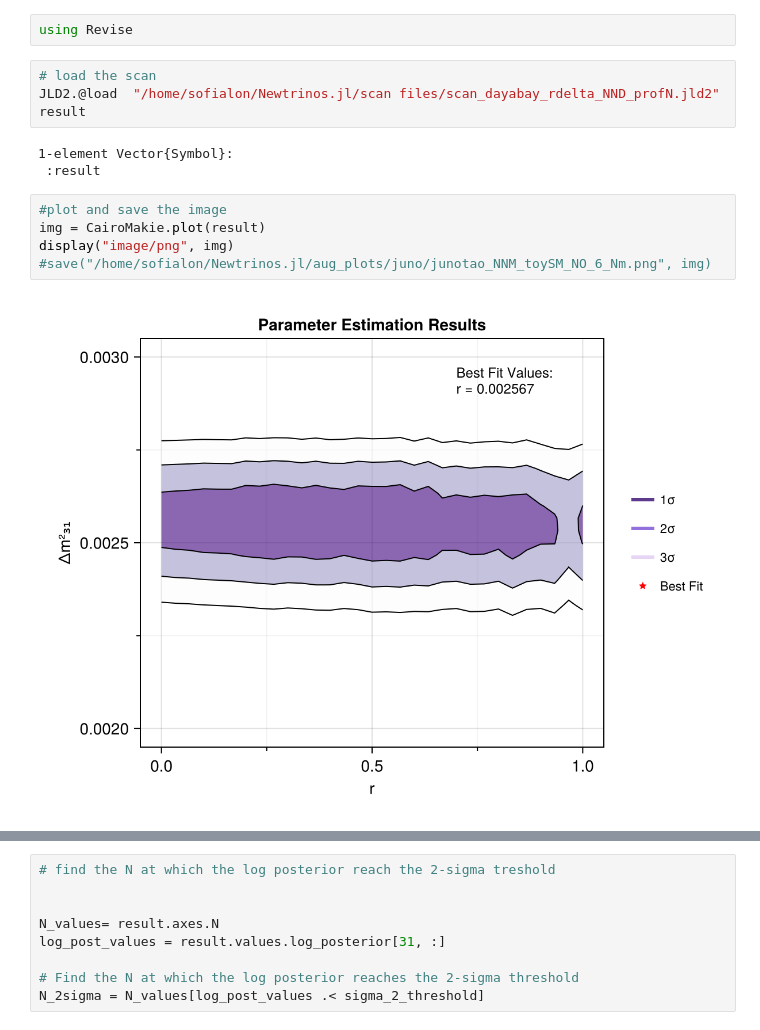
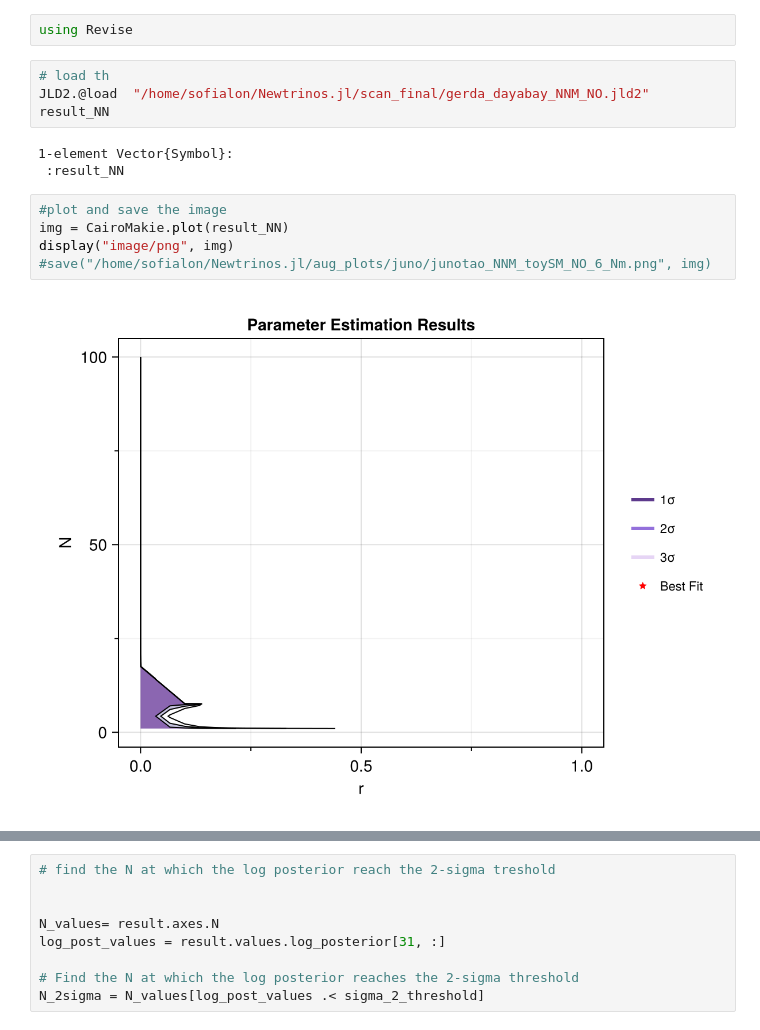
Before and after one commit to philippeller/Newtrinos.jl, a Jupyter notebook: notebooks/pipeline.ipynb, the cells around one changed output, grey strips where cells are left out. Drawn from its saved outputs; the diff is of its cells as text.

```diff
--- a/notebooks/pipeline.ipynb
+++ b/notebooks/pipeline.ipynb
@@ -10,18 +7,18 @@ using JLD2
 # %%
 using Revise
 # %%
-# load the scan
-JLD2.@load  "/home/sofialon/Newtrinos.jl/scan files/scan_dayabay_rdelta_NND_profN.jld2"  result
+# load th
+JLD2.@load  "/home/sofialon/Newtrinos.jl/scan_final/gerda_dayabay_NNM_NO.jld2" result_NN
 # %% [output]
 1-element Vector{Symbol}:
- :result
+ :result_NN
 # %%
 #plot and save the image
-img = CairoMakie.plot(result)
+img = CairoMakie.plot(result_NN)
 display("image/png", img)
 #save("/home/sofialon/Newtrinos.jl/aug_plots/juno/junotao_NNM_toySM_NO_6_Nm.png", img)
 # %% [output]
-[figure, old version]
+[figure, new version]
 # %%
 #plot the logposterior value vs r
 
```
Also changed, not shown: parts of 2 cells of this notebook, 33 other files.
